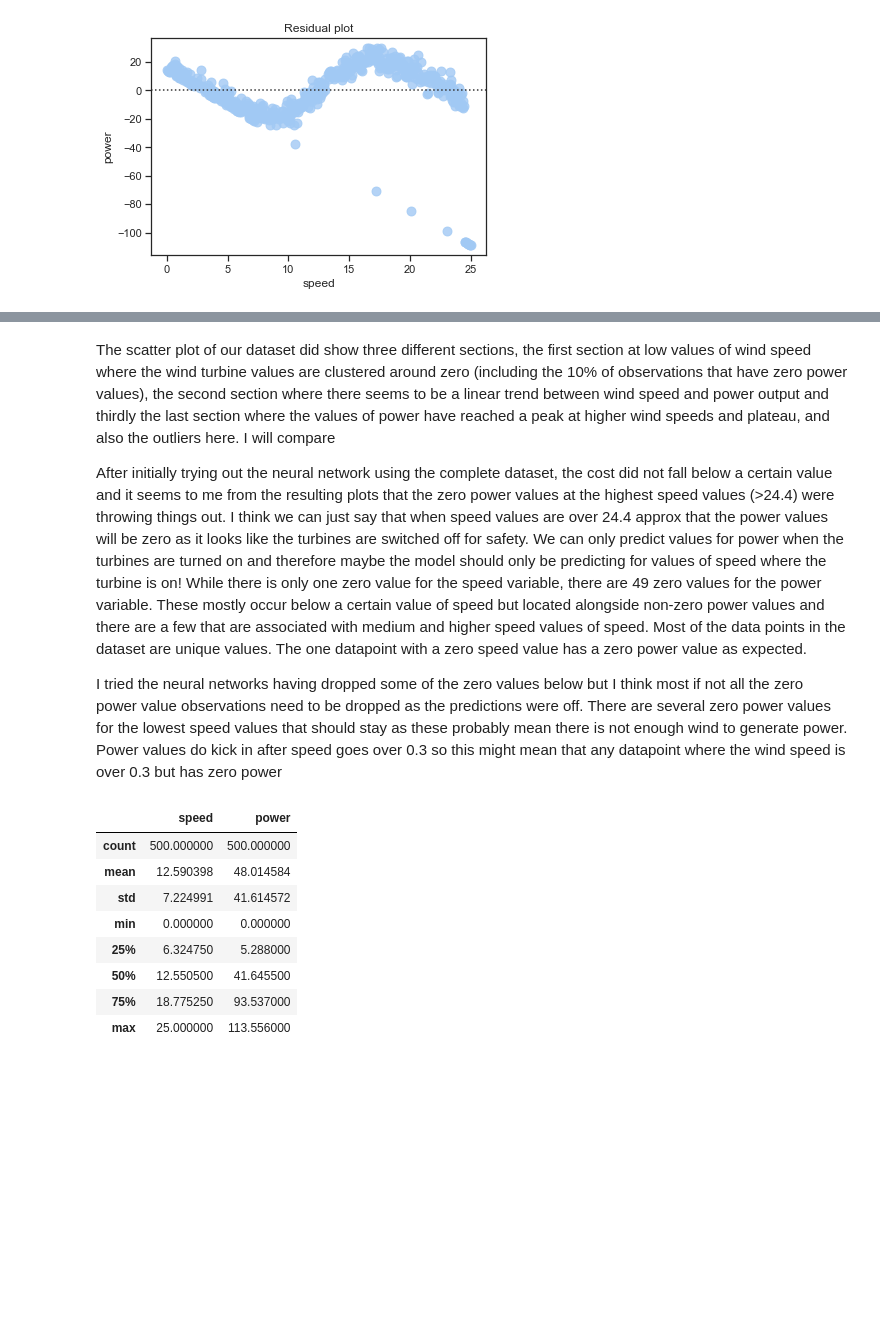
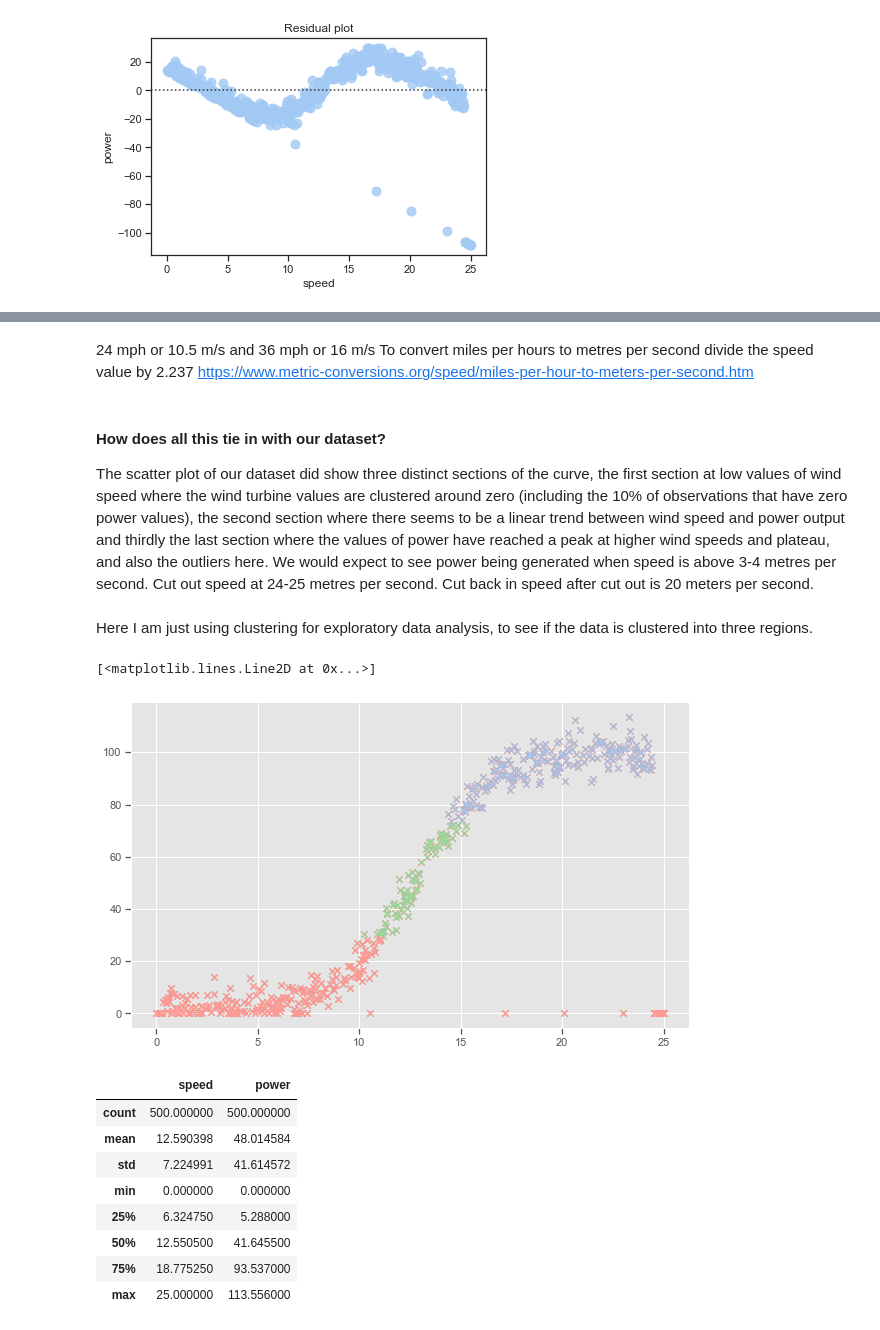
Before and after one commit to angela1C/MLASProject, a Jupyter notebook: speed_power.ipynb, the cells around one changed output, grey strips where cells are left out. Saved outputs shown, nothing was run; the diff lists cells and outputs as text; code cells hidden in the pictures; blank space fills up the shorter version.

Commit message:
back looking at cut-in and cut-out rates

```diff
--- a/speed_power.ipynb
+++ b/speed_power.ipynb
@@ -440,11 +464,44 @@ The article concludes:
+# %% [markdown]
+24 mph or 10.5 m/s and 36 mph or 16 m/s
+To convert miles per hours to metres per second divide the speed value by 2.237
+https://www.metric-conversions.org/speed/miles-per-hour-to-meters-per-second.htm
 # %% [markdown]
+#### How does all this tie in with our dataset?
 
-The scatter plot of our dataset did show three different sections, the first section at low values of wind speed where the wind turbine values are clustered around zero (including the 10% of observations that have zero power values), the second section where there seems to be a linear trend between wind speed and power output and thirdly the last section where the values of power have reached a peak at higher wind speeds and plateau, and also the outliers here. I will compare
-
-After initially trying out the neural network using the complete dataset, the cost did not fall below a certain value and it seems to me from the resulting plots that the zero power values at the highest speed values (>24.4) were throwing things out. I think we can just say that when speed values are over 24.4 approx that the power values will be zero as it looks like the turbines are switched off for safety. We can only predict values for power when the turbines are turned on and therefore maybe the model should only be predicting for values of speed where the turbine is on! While there is only one zero value for the speed variable, there are 49 zero values for the power variable. These mostly occur below a certain value of speed but located alongside non-zero power values and there are a few that are associated with medium and higher speed values of speed. Most of the data points in the dataset are unique values. The one datapoint with a zero speed value has a zero power value as expected.
-
-I tried the neural networks having dropped some of the zero values below but I think most if not all the zero power value observations need to be dropped as the predictions were off.
-There are several zero power values for the lowest speed values that should stay as these probably mean there is not enough wind to generate power. Power values do kick in after speed goes over 0.3 so this might mean that any datapoint where the wind speed is over 0.3 but has zero power
+The scatter plot of our dataset did show three distinct sections of the curve, the first section at low values of wind speed where the wind turbine values are clustered around zero (including the 10% of observations that have zero power values), the second section where there seems to be a linear trend between wind speed and power output and thirdly the last section where the values of power have reached a peak at higher wind speeds and plateau, and also the outliers here.
+We would expect to see power being generated when speed is above 3-4 metres per second.
+Cut out speed at 24-25 metres per second.
+Cut back in speed after cut out is 20 meters per second.
+# %% [markdown]
+Here I am just using clustering for exploratory data analysis, to see if the data is clustered into three regions.
+# %%
+# Machine learning - KMeans.
+import sklearn.cluster as skcl
+x1 = np.array(df.speed)
+x2 = np.array(df.power)
+X =  np.vstack([x1, x2]).T
+X.size
+# 1000
+X.shape
+# (500, 2)
+# Plots styles.
+plt.style.use('ggplot')
+
+# Plot size.
+plt.rcParams['figure.figsize'] = (10, 6)
+# Plot the data set.
+
+# Plot the data set.
+plt.plot(X[:,0], X[:,1], 'x')
+
+# Perform kmeans fitting.
+kmeans = skcl.KMeans(n_clusters=3, random_state=0).fit(X)
+plt.plot(X[kmeans.labels_ == 0][:,0], X[kmeans.labels_ == 0][:,1], 'gx')
+plt.plot(X[kmeans.labels_ == 1][:,0], X[kmeans.labels_ == 1][:,1], 'rx')
+plt.plot(X[kmeans.labels_ == 2][:,0], X[kmeans.labels_ == 2][:,1], 'bx')
+# %% [output]
+[<matplotlib.lines.Line2D at 0x...>]
+[figure, added]
 # %%
 df.describe()
 # %% [output]
```
Also changed, not shown: parts of 26 cells of this notebook.
